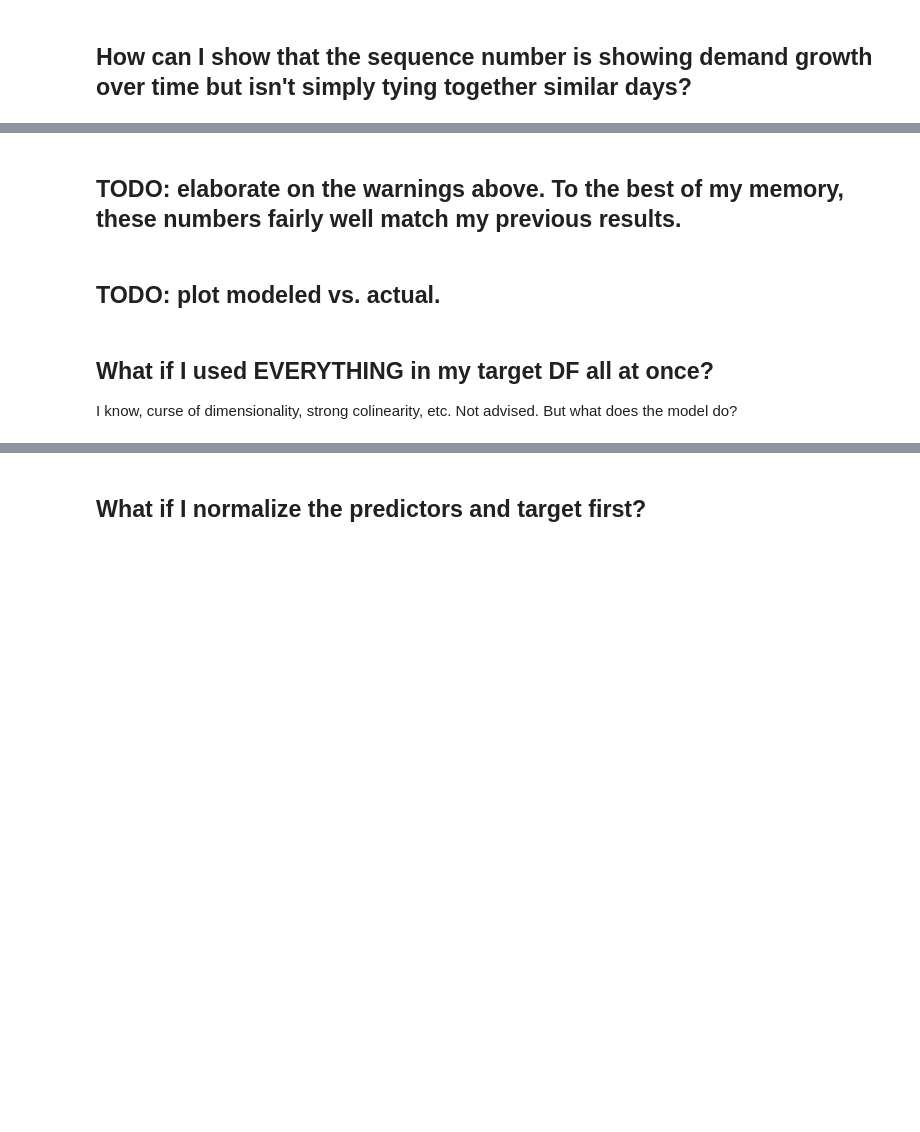
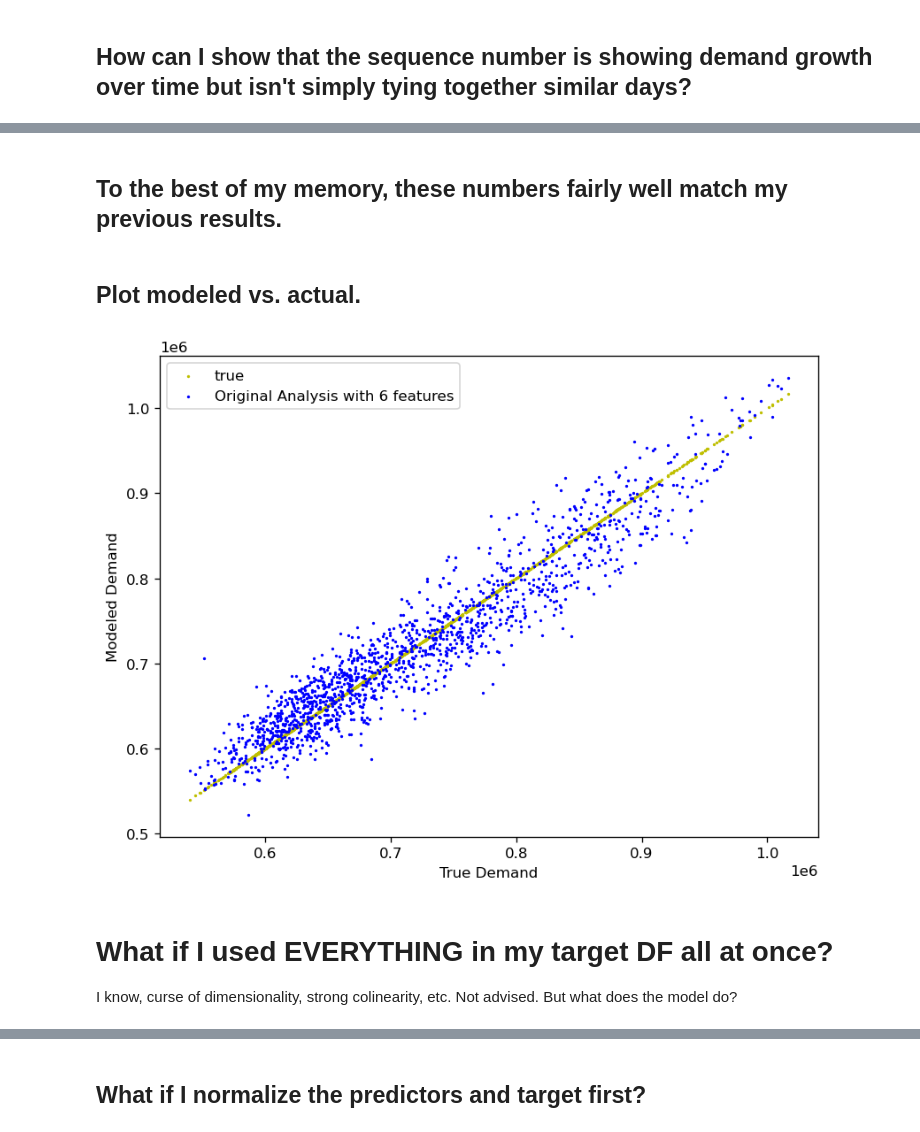
Before and after one commit to k5dru/CPSC_5383, a Jupyter notebook: 03_original_linear.ipynb, the cells around one changed output, grey strips where cells are left out. Saved outputs shown, nothing was run; the diff lists cells and outputs as text; code cells hidden in the pictures; blank space fills up the shorter version.

```diff
--- a/03_original_linear.ipynb
+++ b/03_original_linear.ipynb
@@ -127,11 +127,29 @@ Notes:
 [2] The condition number is large, 5.76e+03. This might indicate that there are
 strong multicollinearity or other numerical problems.
 # %% [markdown]
-## TODO: elaborate on the warnings above. To the best of my memory, these numbers fairly well match my previous results.
+##  To the best of my memory, these numbers fairly well match my previous results.
 # %% [markdown]
-## TODO:  plot modeled vs. actual.
+## Plot modeled vs. actual.
+# %%
+# scatter plot true vs. predicted values
+import pylab as pl
+%matplotlib inline
+from pylab import *
+
+def myplot (algorithm, x_axis, y_axis):
+    pl.figure(figsize=(8, 6), dpi=120)
+    pl.scatter(x_axis, x_axis,  c="y", label='true', s=1)
+    pl.scatter(x_axis, y_axis,  c="b", label=algorithm, s=1)
+    pl.legend()
+    plt.xlabel("True Demand")  # custom x label using matplotlib
+    plt.ylabel("Modeled Demand")
+    pl.show()
+# %%
+myplot ("Original Analysis with 6 features", y, predictions)
+# %% [output]
+[figure, added]
 # %% [markdown]
-## What if I used EVERYTHING in my target DF all at once?
+# What if I used EVERYTHING in my target DF all at once?
 I know, curse of dimensionality, strong colinearity, etc.  Not advised. But what does the model do?
 # %%
 # what if I used EVERYTHING in my original DF?
```
Also changed, not shown: parts of 7 cells of this notebook, 5 other files.
